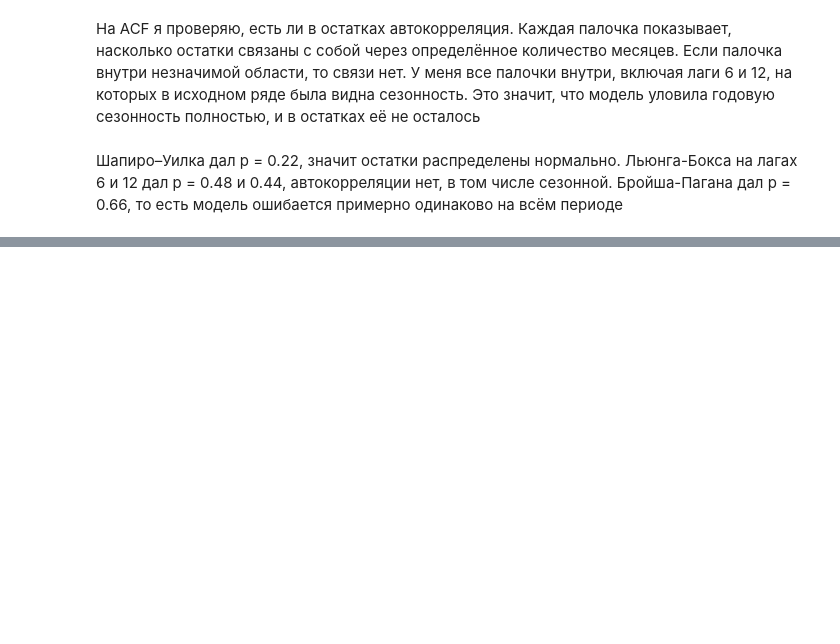
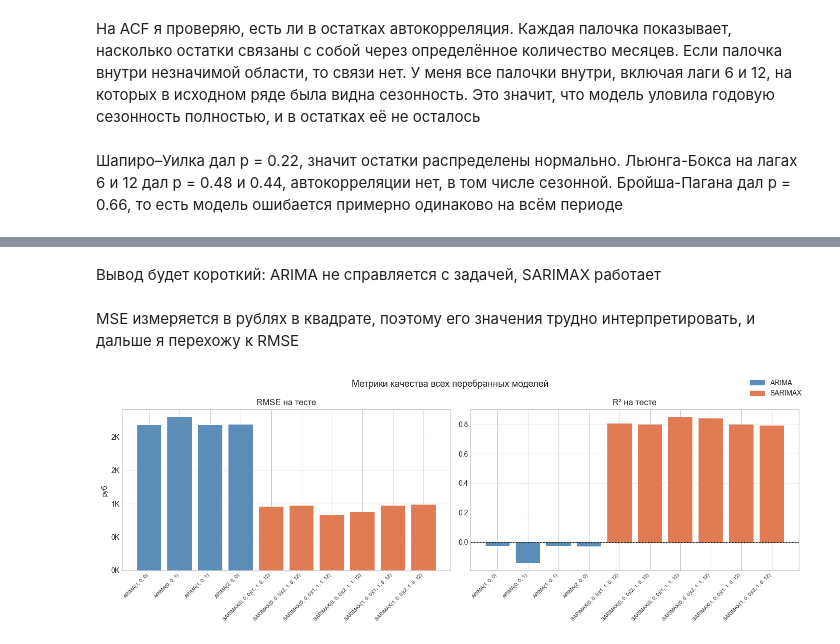
Before and after one commit to gureeva07/predictive_analytics_lab1, a Jupyter notebook: lab1.ipynb, the cells around one changed output, grey strips where cells are left out. Cells and saved outputs as stored; diff of their text form; code cells hidden in the pictures; blank space fills up the shorter version.

```diff
--- a/lab1.ipynb
+++ b/lab1.ipynb
@@ -1055,0 +1175,44 @@ dtype: float64
+# %% [markdown]
+Вывод будет короткий: ARIMA не справляется с задачей, SARIMAX работает
+# %% [markdown]
+MSE измеряется в рублях в квадрате, поэтому его значения трудно интерпретировать, и дальше я перехожу к RMSE
+# %%
+import matplotlib.pyplot as plt
+import matplotlib.ticker as mticker
+import numpy as np
+
+# Добавляю RMSE в таблицу результатов
+if 'RMSE' not in results_df.columns:
+    results_df.insert(0, 'RMSE', (results_df['MSE'] ** 0.5).round(2))
+
+models = results_df.index.tolist()
+x = np.arange(len(models))
+colors = ['#5b8db8' if 'ARIMA(' in m else '#e07b54' for m in models]
+
+fig, axes = plt.subplots(1, 2, figsize=(14, 5))
+fig.suptitle('Метрики качества всех перебранных моделей', fontsize=13)
+
+axes[0].bar(x, results_df['RMSE'], color=colors)
+axes[0].set_title('RMSE на тесте')
+axes[0].set_ylabel('руб.')
+axes[0].set_xticks(x)
+axes[0].set_xticklabels(models, rotation=45, ha='right', fontsize=7)
+axes[0].yaxis.set_major_formatter(mticker.FuncFormatter(lambda v, _: f'{v/1e3:.0f}K'))
+
+axes[1].bar(x, results_df['R²'], color=colors)
+axes[1].axhline(0, color='black', linewidth=0.8, linestyle='--')
+axes[1].set_title('R² на тесте')
+axes[1].set_xticks(x)
+axes[1].set_xticklabels(models, rotation=45, ha='right', fontsize=7)
+
+from matplotlib.patches import Patch
+fig.legend(handles=[Patch(color='#5b8db8', label='ARIMA'),
+                    Patch(color='#e07b54', label='SARIMAX')],
+           loc='upper right')
+
+for ax in axes:
+    ax.grid(True, alpha=0.3, axis='y')
+plt.tight_layout()
+plt.show()
+# %% [output]
+[figure, added]
```
Also changed, not shown: parts of 37 cells of this notebook, 1 other file.
